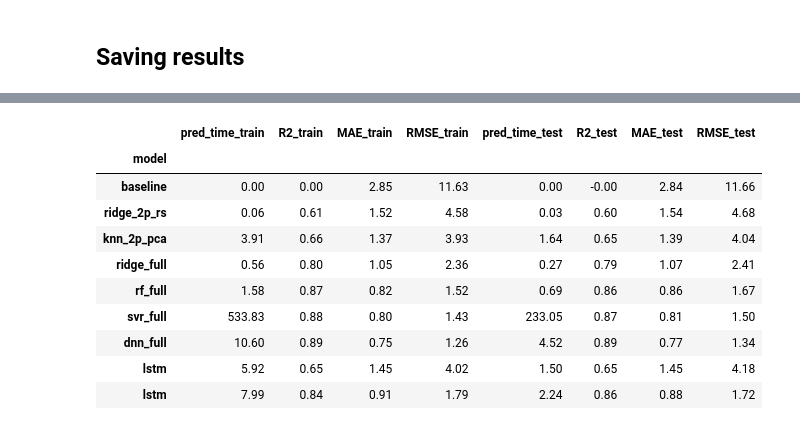
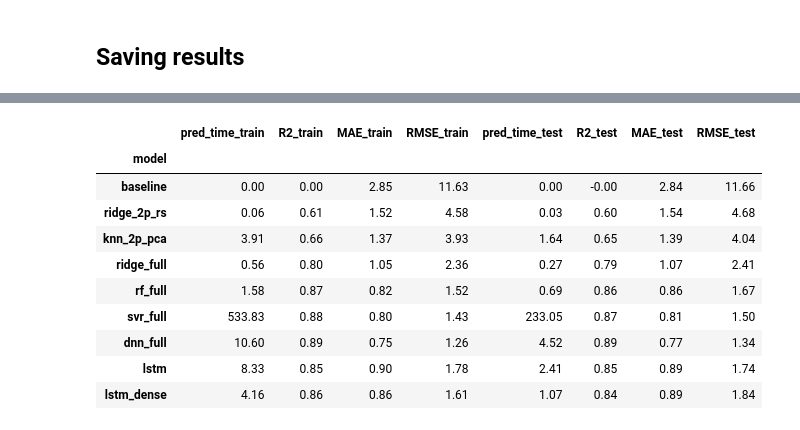
Before and after one commit to marcadella/GPP-prediction, a Jupyter notebook: 5_LSTM.ipynb, the cells around one changed output, grey strips where cells are left out. Drawn from its saved outputs; the diff is of its cells as text; code cells hidden in the pictures.

```diff
--- a/5_LSTM.ipynb
+++ b/5_LSTM.ipynb
@@ -215,7 +346,7 @@ RMSE (test): 1.72
 # %%
 results = []
 
-for model_name in ["lstm"]:
+for model_name in ["lstm", "lstm_dense"]:
     print(f"Predicting {model_name}...")
     model = reload_model(model_name)
     _, pred_time_train, r2_train, mae_train, rmse_train = compute_metrics(
@@ -253,11 +387,11 @@ Predicting lstm...
 |  | pred_time_train | R2_train | MAE_train | RMSE_train | pred_time_test | R2_test | MAE_test | RMSE_test |
 | model |  |  |  |  |  |  |  |  |
 | baseline | 0.00 | 0.00 | 2.85 | 11.63 | 0.00 | -0.00 | 2.84 | 11.66 |
 | ridge_2p_rs | 0.06 | 0.61 | 1.52 | 4.58 | 0.03 | 0.60 | 1.54 | 4.68 |
 | knn_2p_pca | 3.91 | 0.66 | 1.37 | 3.93 | 1.64 | 0.65 | 1.39 | 4.04 |
 | ridge_full | 0.56 | 0.80 | 1.05 | 2.36 | 0.27 | 0.79 | 1.07 | 2.41 |
 | rf_full | 1.58 | 0.87 | 0.82 | 1.52 | 0.69 | 0.86 | 0.86 | 1.67 |
 | svr_full | 533.83 | 0.88 | 0.80 | 1.43 | 233.05 | 0.87 | 0.81 | 1.50 |
 | dnn_full | 10.60 | 0.89 | 0.75 | 1.26 | 4.52 | 0.89 | 0.77 | 1.34 |
-| lstm | 5.92 | 0.65 | 1.45 | 4.02 | 1.50 | 0.65 | 1.45 | 4.18 |
-| lstm | 7.99 | 0.84 | 0.91 | 1.79 | 2.24 | 0.86 | 0.88 | 1.72 |
+| lstm | 8.33 | 0.85 | 0.90 | 1.78 | 2.41 | 0.85 | 0.89 | 1.74 |
+| lstm_dense | 4.16 | 0.86 | 0.86 | 1.61 | 1.07 | 0.84 | 0.89 | 1.84 |
```
Also changed, not shown: parts of 8 cells of this notebook, 19 other files.
